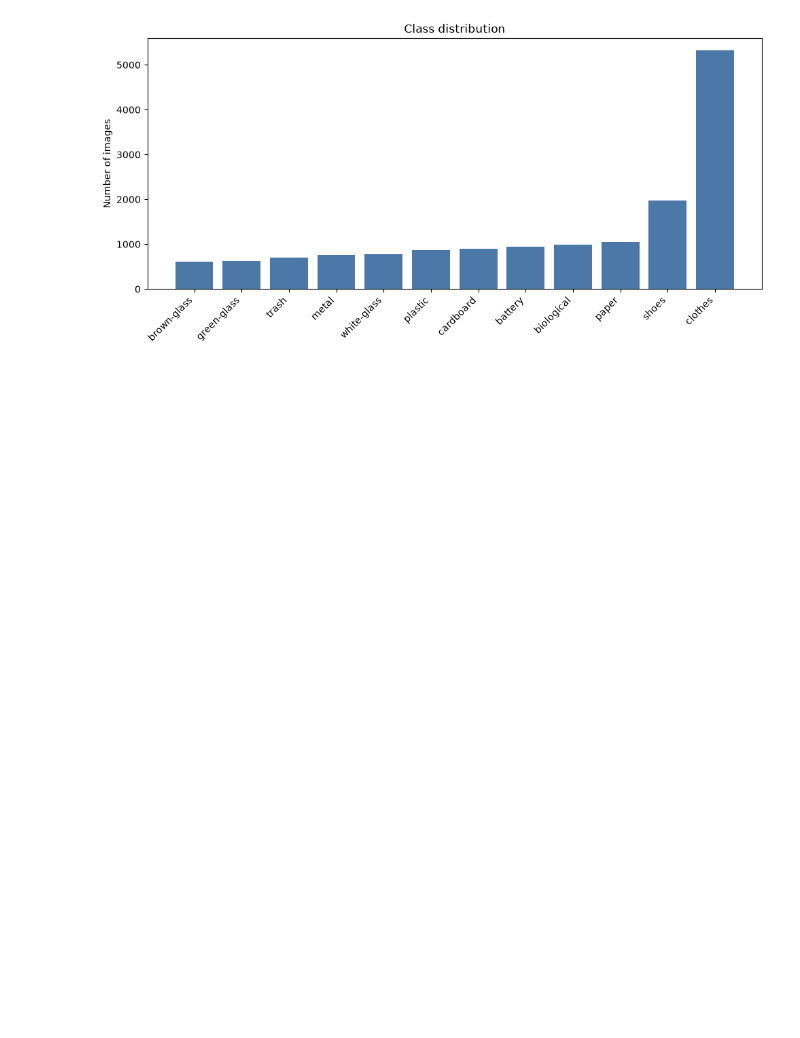
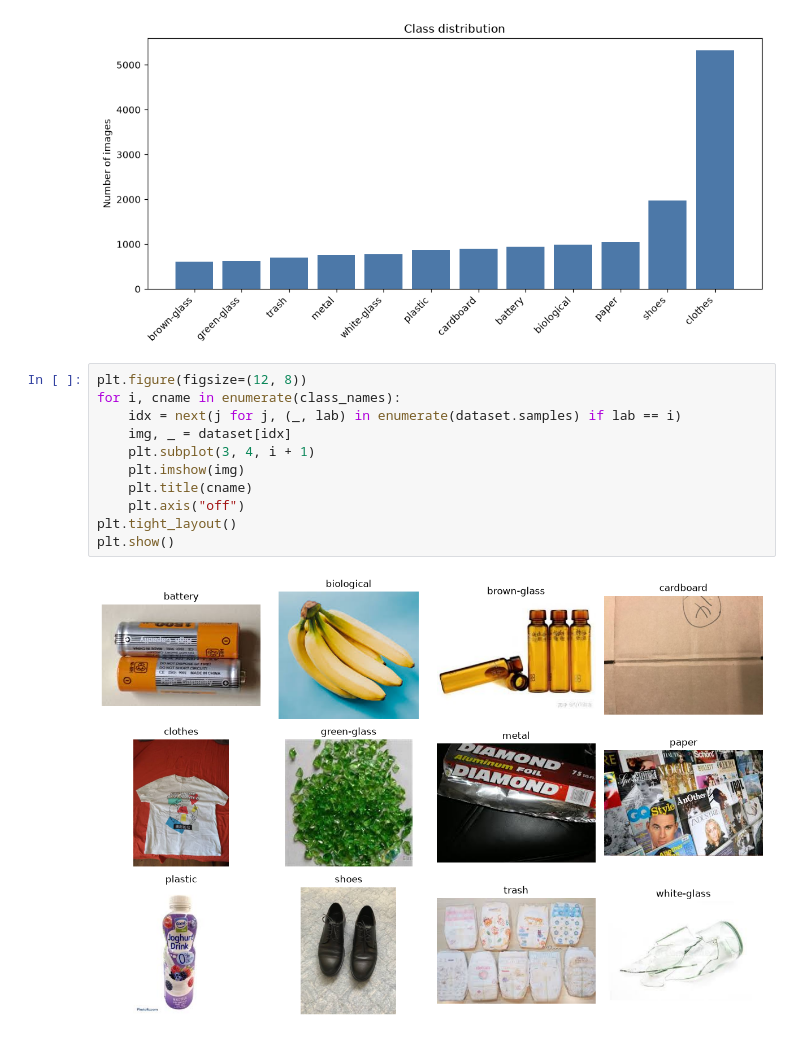
Before and after one commit to mukundnaramesh2605/RecycleVision--Garbage-Image-Classification-Using-Deep-Learning, a Jupyter notebook: 01_eda.ipynb, the cells around one changed output. Drawn from its saved outputs; the diff is of its cells as text; blank space fills up the shorter version.

```diff
--- a/01_eda.ipynb
+++ b/01_eda.ipynb
@@ -48,3 +48,16 @@ plt.tight_layout()
 plt.show()
 # %% [output]
 [figure]
+# %%
+plt.figure(figsize=(12, 8))
+for i, cname in enumerate(class_names):
+    idx = next(j for j, (_, lab) in enumerate(dataset.samples) if lab == i)
+    img, _ = dataset[idx]
+    plt.subplot(3, 4, i + 1)
+    plt.imshow(img)
+    plt.title(cname)
+    plt.axis("off")
+plt.tight_layout()
+plt.show()
+# %% [output]
+[figure, added]
```
